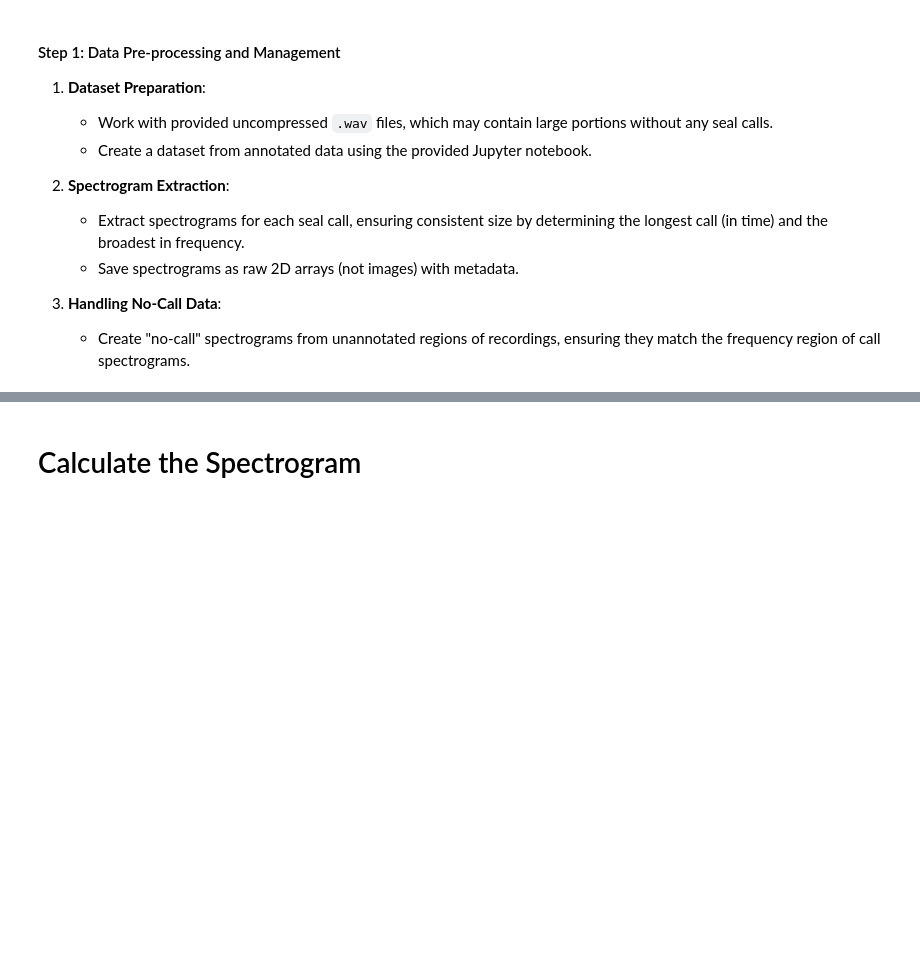
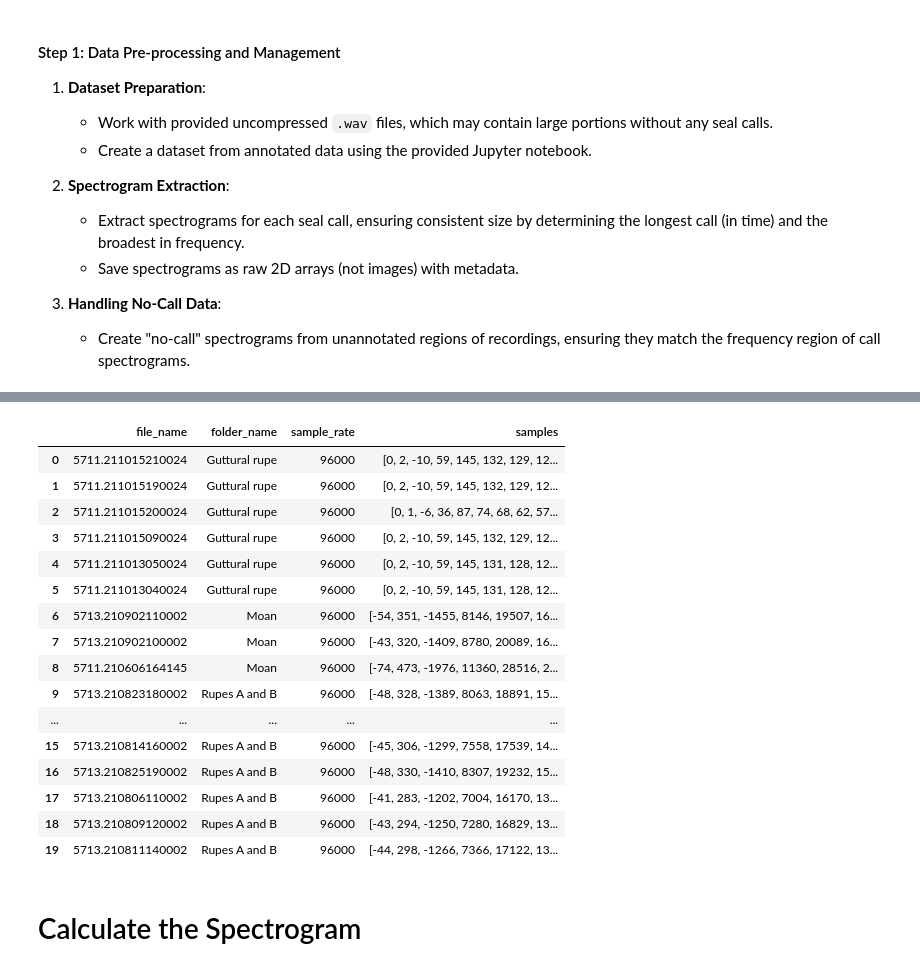
Before and after one commit to damienfarrell/machine-learning, a Jupyter notebook: project_2/data_pre-processing.ipynb, the cells around one changed output, grey strips where cells are left out. Saved outputs shown, nothing was run; the diff lists cells and outputs as text; code cells hidden in the pictures; blank space fills up the shorter version.

```diff
--- a/project_2/data_pre-processing.ipynb
+++ b/project_2/data_pre-processing.ipynb
@@ -67,2 +96,57 @@ print(df.head())
+# %%
+def read_wav_files(folders: list) -> pd.DataFrame:
+    data = []
+
+    # Iterate through all folders
+    for folder in folders:
+        # Ensure the folder exists
+        if not os.path.isdir(folder):
+            print(f"Warning: {folder} is not a valid directory.")
+            continue
+        # Iterate through all files in the folder
+        for filename in os.listdir(folder):
+            if filename.endswith('.wav'):
+                # Extract the base name and construct the WAV file path
+                base_name = os.path.splitext(filename)[0]
+                wav_file_path = os.path.join(folder, filename)
+                try:
+                    # Read the WAV file
+                    sample_rate, samples = wavfile.read(wav_file_path)
+
+                    # Append the results as a dictionary for each file
+                    data.append({
+                        "file_name": base_name,
+                        "folder_name": os.path.basename(folder),
+                        "sample_rate": sample_rate,
+                        "samples": samples,
+                    })
+                except Exception as e:
+                    print(f"Error reading {wav_file_path}: {e}")
+
+    # Create a DataFrame
+    df = pd.DataFrame(data)
+    return df
+# %%
+df = read_wav_files(folders)
+# %%
+df
+# %% [output]
+|  | file_name | folder_name | sample_rate | samples |
+| 0 | 5711.211015210024 | Guttural rupe | 96000 | [0, 2, -10, 59, 145, 132, 129, 12... |
+| 1 | 5711.211015190024 | Guttural rupe | 96000 | [0, 2, -10, 59, 145, 132, 129, 12... |
+| 2 | 5711.211015200024 | Guttural rupe | 96000 | [0, 1, -6, 36, 87, 74, 68, 62, 57... |
+| 3 | 5711.211015090024 | Guttural rupe | 96000 | [0, 2, -10, 59, 145, 132, 129, 12... |
+| 4 | 5711.211013050024 | Guttural rupe | 96000 | [0, 2, -10, 59, 145, 131, 128, 12... |
+| 5 | 5711.211013040024 | Guttural rupe | 96000 | [0, 2, -10, 59, 145, 131, 128, 12... |
+| 6 | 5713.210902110002 | Moan | 96000 | [-54, 351, -1455, 8146, 19507, 16... |
+| 7 | 5713.210902100002 | Moan | 96000 | [-43, 320, -1409, 8780, 20089, 16... |
+| 8 | 5711.210606164145 | Moan | 96000 | [-74, 473, -1976, 11360, 28516, 2... |
+| 9 | 5713.210823180002 | Rupes A and B | 96000 | [-48, 328, -1389, 8063, 18891, 15... |
+| ... | ... | ... | ... | ... |
+| 15 | 5713.210814160002 | Rupes A and B | 96000 | [-45, 306, -1299, 7558, 17539, 14... |
+| 16 | 5713.210825190002 | Rupes A and B | 96000 | [-48, 330, -1410, 8307, 19232, 15... |
+| 17 | 5713.210806110002 | Rupes A and B | 96000 | [-41, 283, -1202, 7004, 16170, 13... |
+| 18 | 5713.210809120002 | Rupes A and B | 96000 | [-43, 294, -1250, 7280, 16829, 13... |
+| 19 | 5713.210811140002 | Rupes A and B | 96000 | [-44, 298, -1266, 7366, 17122, 13... |
 # %% [markdown]
 # Calculate the Spectrogram
```
Also changed, not shown: parts of 20 cells of this notebook.
